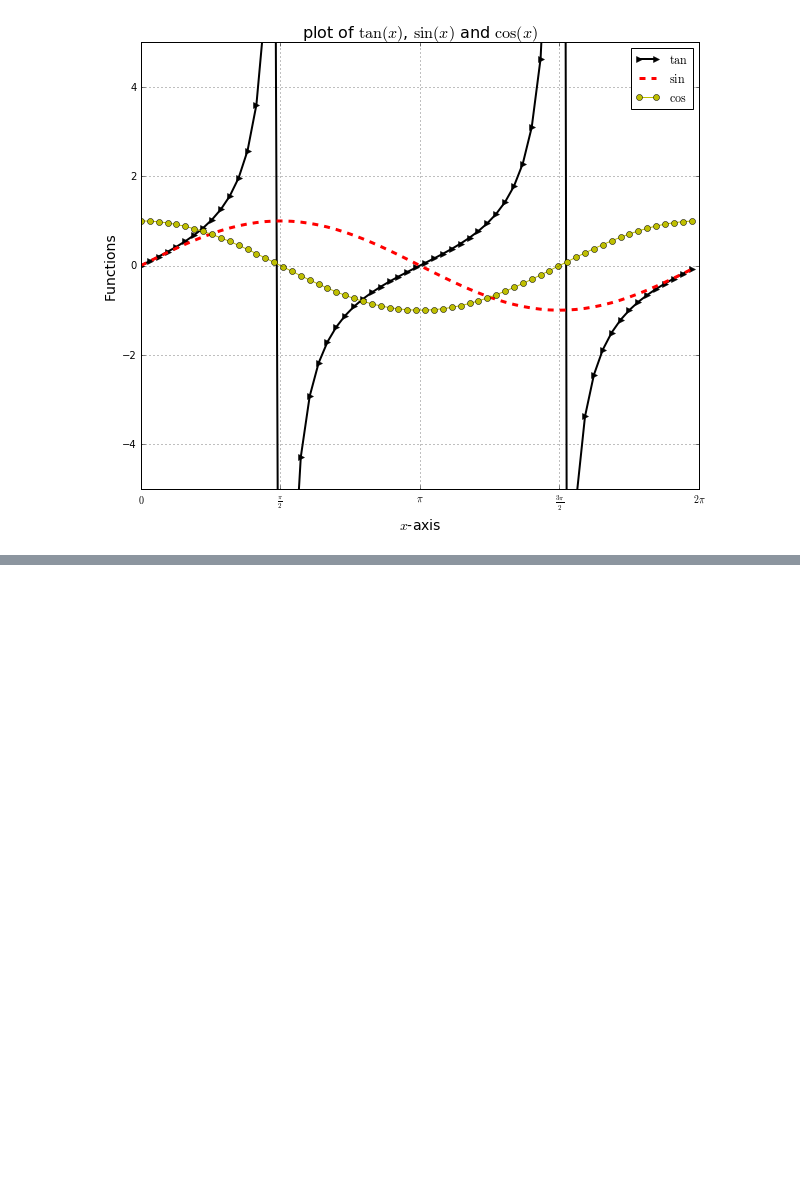
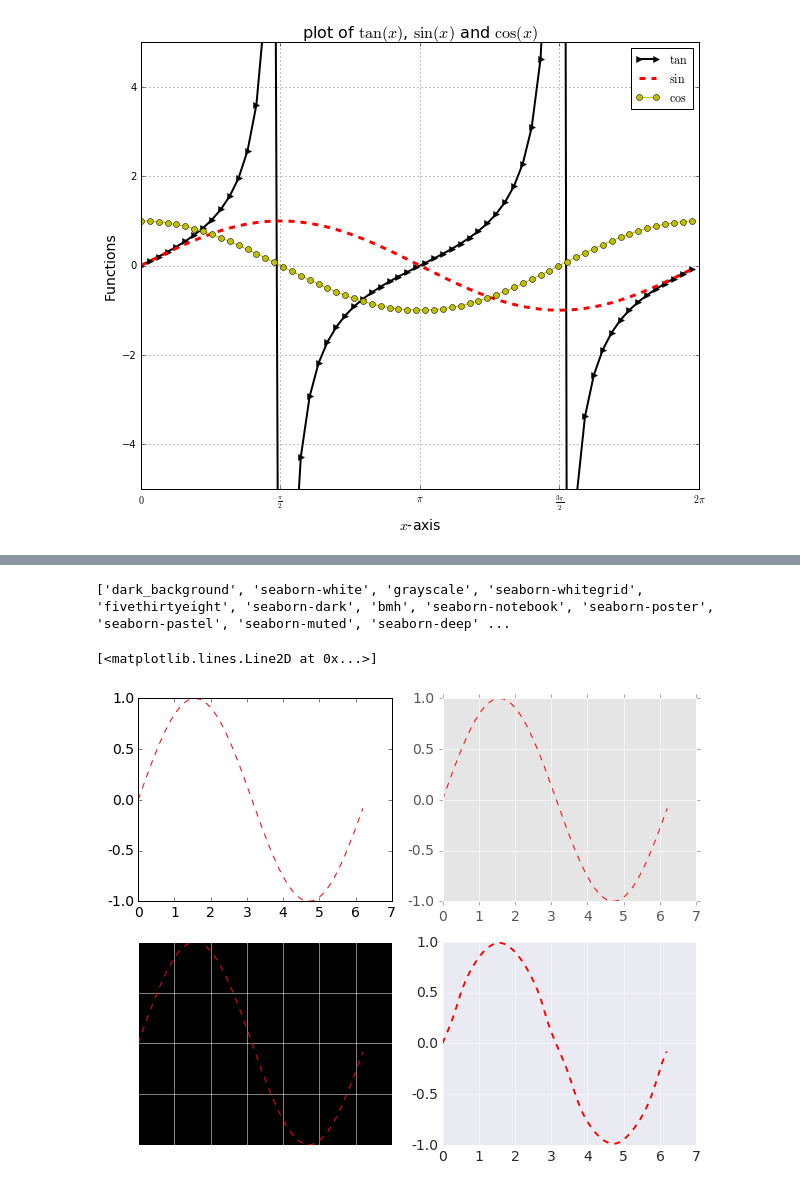
Before and after one commit to glauffer/g3_classes, a Jupyter notebook: plots_tutorial/Basic Matplotlib Tutorial.ipynb, the cells around one changed output, grey strips where cells are left out. Cells and saved outputs as stored; diff of their text form; code cells hidden in the pictures; blank space fills up the shorter version.

```diff
--- a/plots_tutorial/Basic Matplotlib Tutorial.ipynb
+++ b/plots_tutorial/Basic Matplotlib Tutorial.ipynb
@@ -358,0 +447,22 @@ plt.savefig('plot2.png', dpi=300)  # png format with high resolution
+# %%
+print(plt.style.available)
+
+plt.subplot(221)
+plt.style.use('ggplot')
+plt.plot(x, sin, 'r--')
+
+plt.subplot(222)
+plt.style.use('dark_background')
+plt.plot(x, sin, 'r--')
+
+plt.subplot(223)
+plt.style.use('seaborn-darkgrid')
+plt.plot(x, sin, 'r--')
+
+plt.subplot(224)
+plt.xkcd()
+plt.plot(x, sin, 'r--')
+# %% [output]
+['dark_background', 'seaborn-white', 'grayscale', 'seaborn-whitegrid', 'fivethirtyeight', 'seaborn-dark', 'bmh', 'seaborn-notebook', 'seaborn-poster', 'seaborn-pastel', 'seaborn-muted', 'seaborn-deep' ...
+[<matplotlib.lines.Line2D at 0x...>]
+[figure, added]
```
Also changed, not shown: parts of 20 cells of this notebook, 2 other files.
